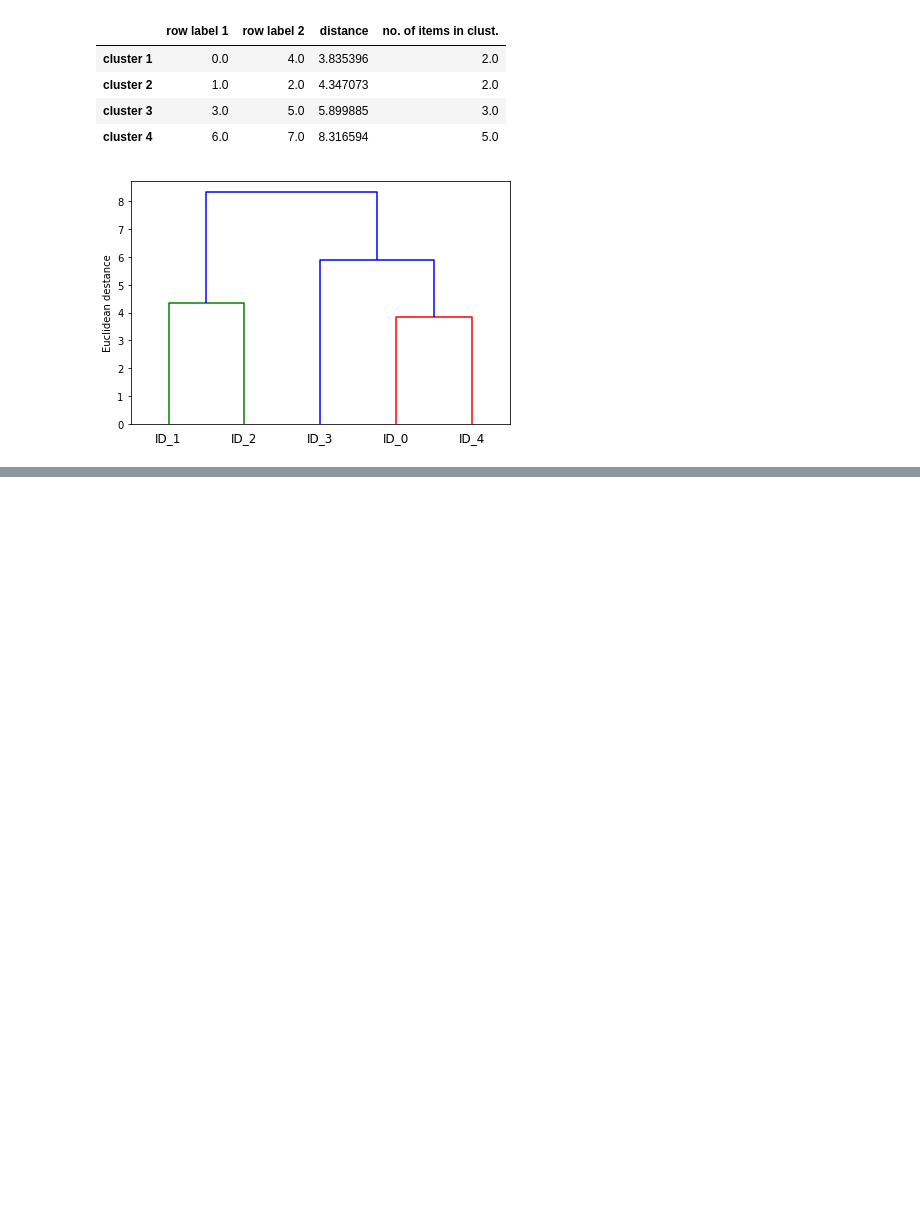
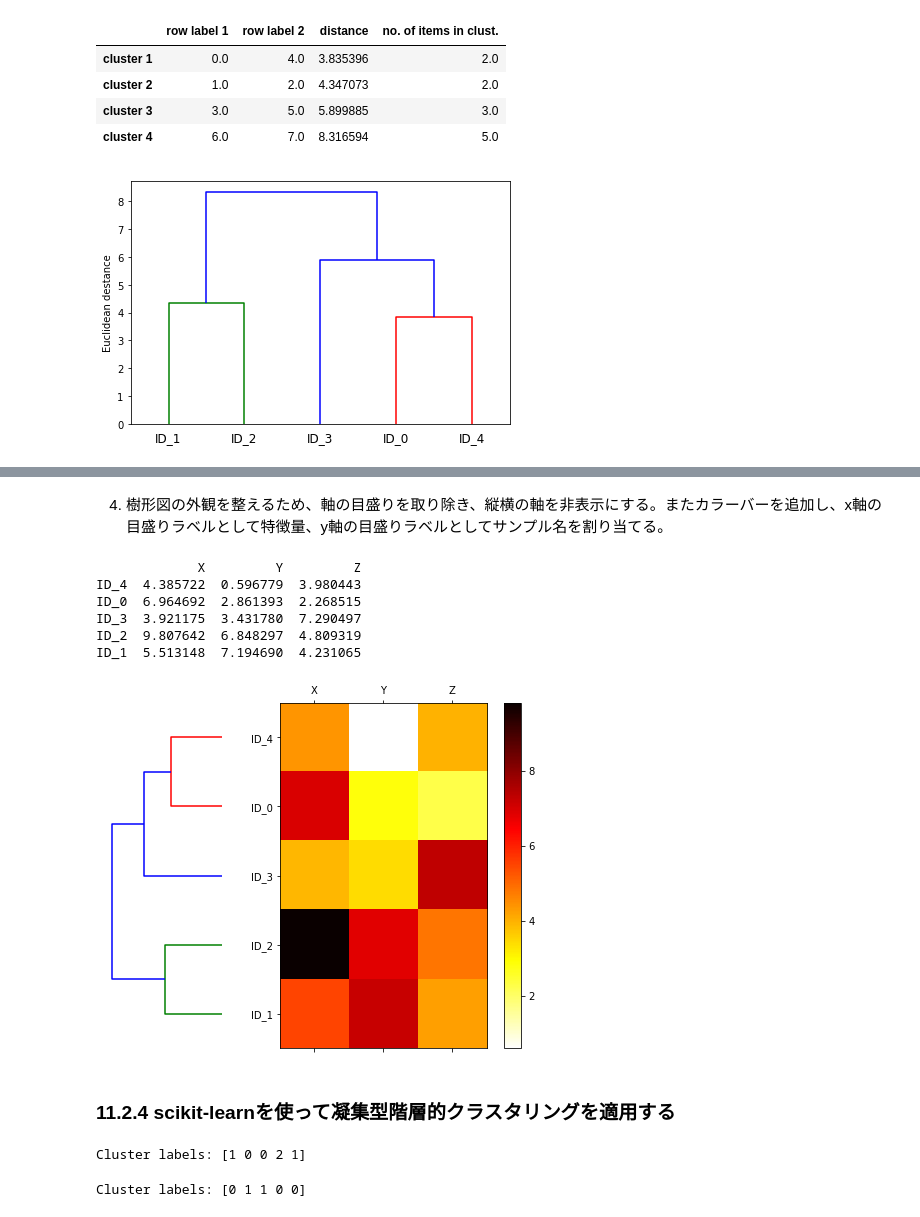
Before and after one commit to Akiyoshi999/Python-Machine-Learning-2nd-Edition, a Jupyter notebook: 11章_クラスタ分析--ラベルなしデータの分析/11章_クラスタ分析--ラベルなしデータの分析.ipynb, the cells around one changed output, grey strips where cells are left out. Saved outputs shown, nothing was run; the diff lists cells and outputs as text; code cells hidden in the pictures; blank space fills up the shorter version.

```diff
--- a/11章_クラスタ分析--ラベルなしデータの分析/11章_クラスタ分析--ラベルなしデータの分析.ipynb
+++ b/11章_クラスタ分析--ラベルなしデータの分析/11章_クラスタ分析--ラベルなしデータの分析.ipynb
@@ -423,0 +452,52 @@ plt.show()
+# %% [markdown]
+4. 樹形図の外観を整えるため、軸の目盛りを取り除き、縦横の軸を非表示にする。またカラーバーを追加し、x軸の目盛りラベルとして特徴量、y軸の目盛りラベルとしてサンプル名を割り当てる。
+# %%
+fig = plt.figure(figsize=(8, 8),
+                 facecolor = 'white')
+axd = fig.add_axes([0.05, 0.1, 0.2, 0.6])
+row_denfr = dendrogram(row_clusters,orientation='left')
+
+df_rowclust = df.iloc[row_dendr['leaves'][::-1]]
+print(df_rowclust)
+
+
+axd.set_xticks([])
+axd.set_yticks([])
+for i in axd.spines.values():
+    i.set_visible(False)
+
+axm = fig.add_axes([0.23, 0.1, 0.6, 0.6])
+cax = axm.matshow(df_rowclust,
+                  interpolation='nearest', cmap='hot_r')
+
+fig.colorbar(cax)
+axm.set_xticklabels([''] + list(df_rowclust.columns))
+axm.set_yticklabels([''] + list(df_rowclust.index))
+plt.show()
+# %% [output]
+             X         Y         Z
+ID_4  4.385722  0.596779  3.980443
+ID_0  6.964692  2.861393  2.268515
+ID_3  3.921175  3.431780  7.290497
+ID_2  9.807642  6.848297  4.809319
+ID_1  5.513148  7.194690  4.231065
+[figure, added]
+# %% [markdown]
+### 11.2.4 scikit-learnを使って凝集型階層的クラスタリングを適用する
+# %%
+from sklearn.cluster import AgglomerativeClustering
+ac = AgglomerativeClustering(n_clusters = 3,
+                            affinity = 'euclidean',
+                            linkage = 'complete')
+labels = ac.fit_predict(X)
+print('Cluster labels: %s ' % labels)
+# %% [output]
+Cluster labels: [1 0 0 2 1]
+# %%
+ac = AgglomerativeClustering(n_clusters=2,
+                            affinity = 'euclidean',
+                            linkage = 'complete')
+labels = ac.fit_predict(X)
+print('Cluster labels: %s ' % labels)
+# %% [output]
+Cluster labels: [0 1 1 0 0]
```
Also changed, not shown: parts of 9 cells of this notebook.
